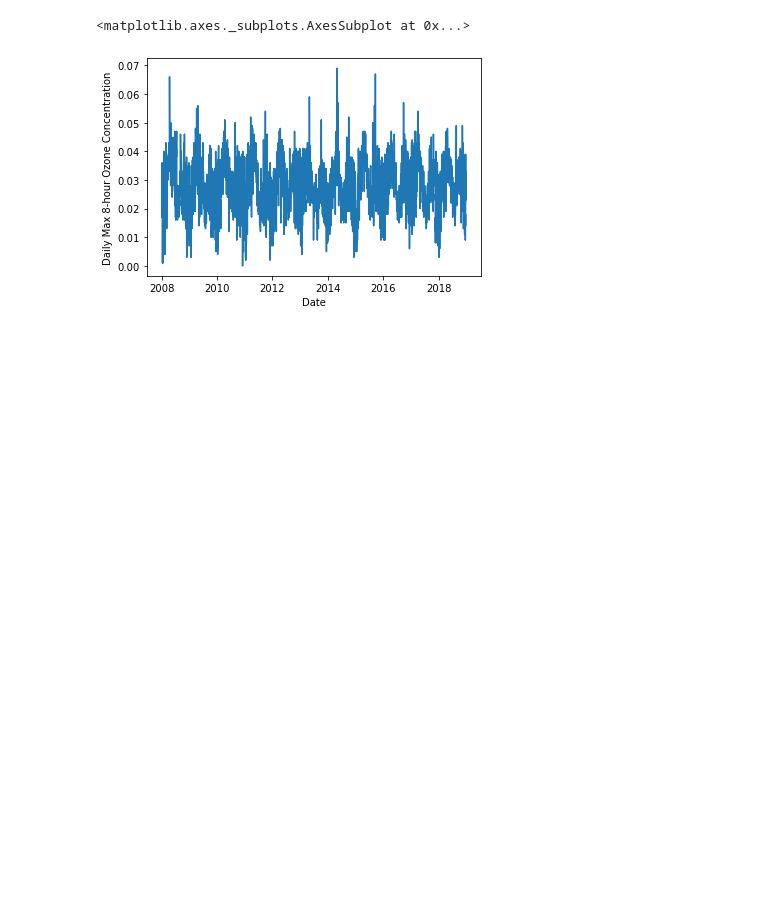
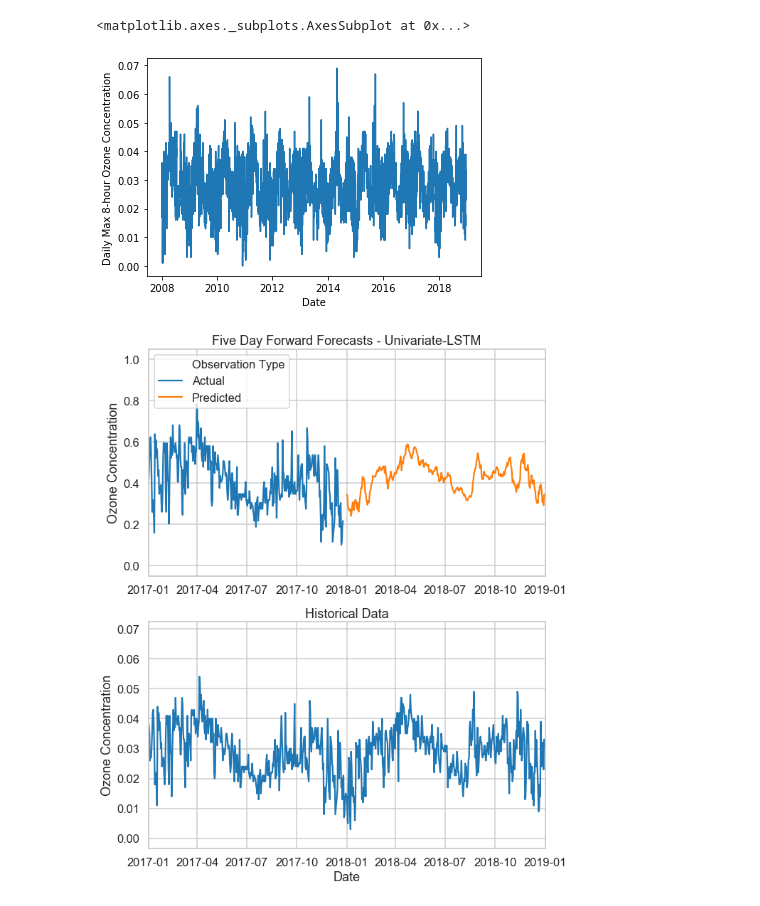
Before and after one commit to yeewill/project-5-Air-Quality-Forecast, a Jupyter notebook: single variable LSTM five days out prediction.ipynb, the cells around one changed output. Drawn from its saved outputs; the diff is of its cells as text; code cells hidden in the pictures; blank space fills up the shorter version.

Commit message:
Five day out forecasts

```diff
--- a/single variable LSTM five days out prediction.ipynb
+++ b/single variable LSTM five days out prediction.ipynb
@@ -237,3 +238,31 @@ sns.lineplot(x=df.index,y=df['Daily Max 8-hour Ozone Concentration'])
 # %% [output]
 <matplotlib.axes._subplots.AxesSubplot at 0x...>
 [figure]
+# %%
+sns.set_style('whitegrid')
+sns.set_context('talk')
+
+
+plt.figure(figsize=(10,2))
+
+
+plt.subplot(2,1,2)
+plt.title('Historical Data')
+sns.lineplot(x=df.index,y=df['Daily Max 8-hour Ozone Concentration'])
+plt.xlim((pd.to_datetime('2017-01-01'),pd.to_datetime('2019-01-01')))
+plt.ylabel('Ozone Concentration')
+
+
+plt.subplot(2,1,1)
+plt.title('Five Day Forward Forecasts - Univariate-LSTM')
+sns.lineplot(x=plot_me.Date,y=plot_me['Ozone Concentration'],hue=plot_me['Observation Type'])
+plt.legend(loc='upper left')
+plt.xlim((pd.to_datetime('2017-01-01'),pd.to_datetime('2019-01-01')))
+plt.ylabel('Ozone Concentration')
+plt.subplots_adjust(left=None, bottom= -4, right=None, top=None, wspace=None, hspace=None)
+plt.xlabel('')
+
+
+plt.savefig('forecasts/single5day.png',bbox_inches="tight")
+# %% [output]
+[figure, added]
```
Also changed, not shown: parts of 1 cell of this notebook, 4 other files.
